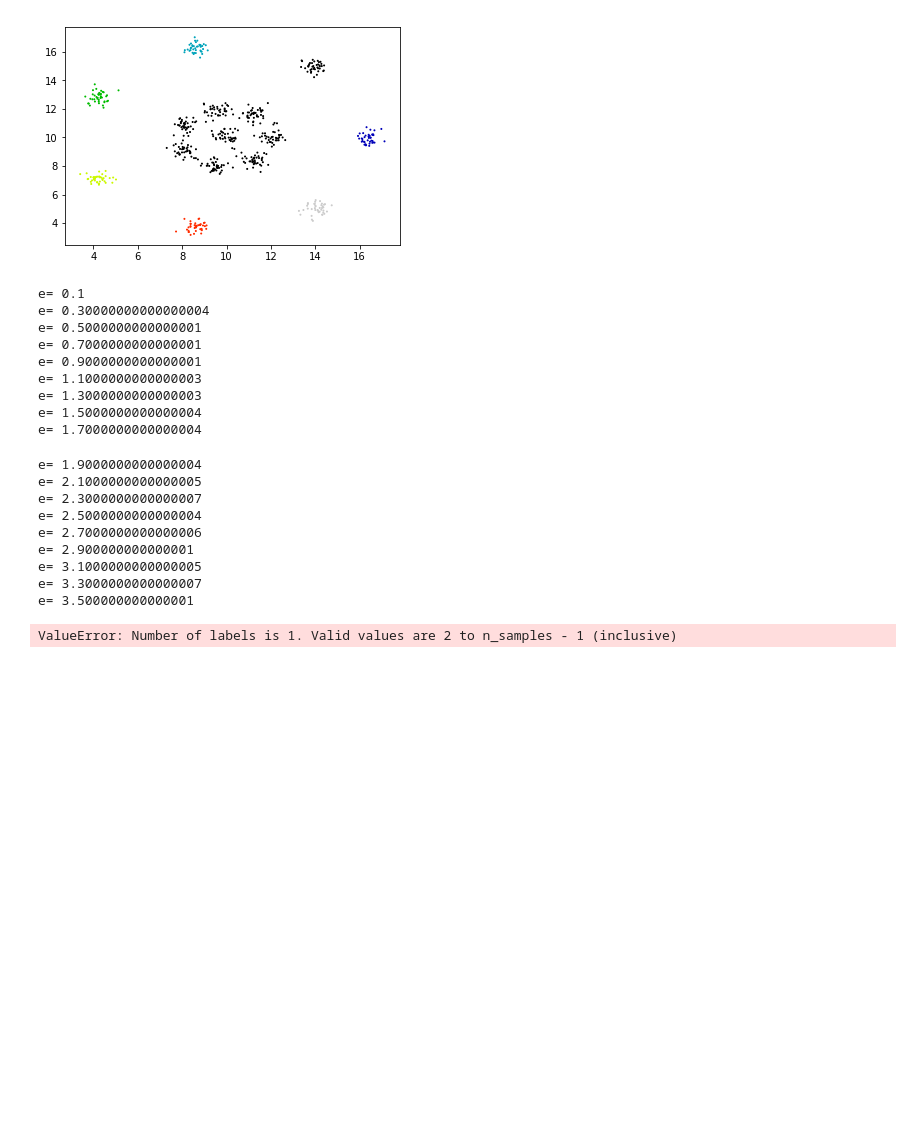
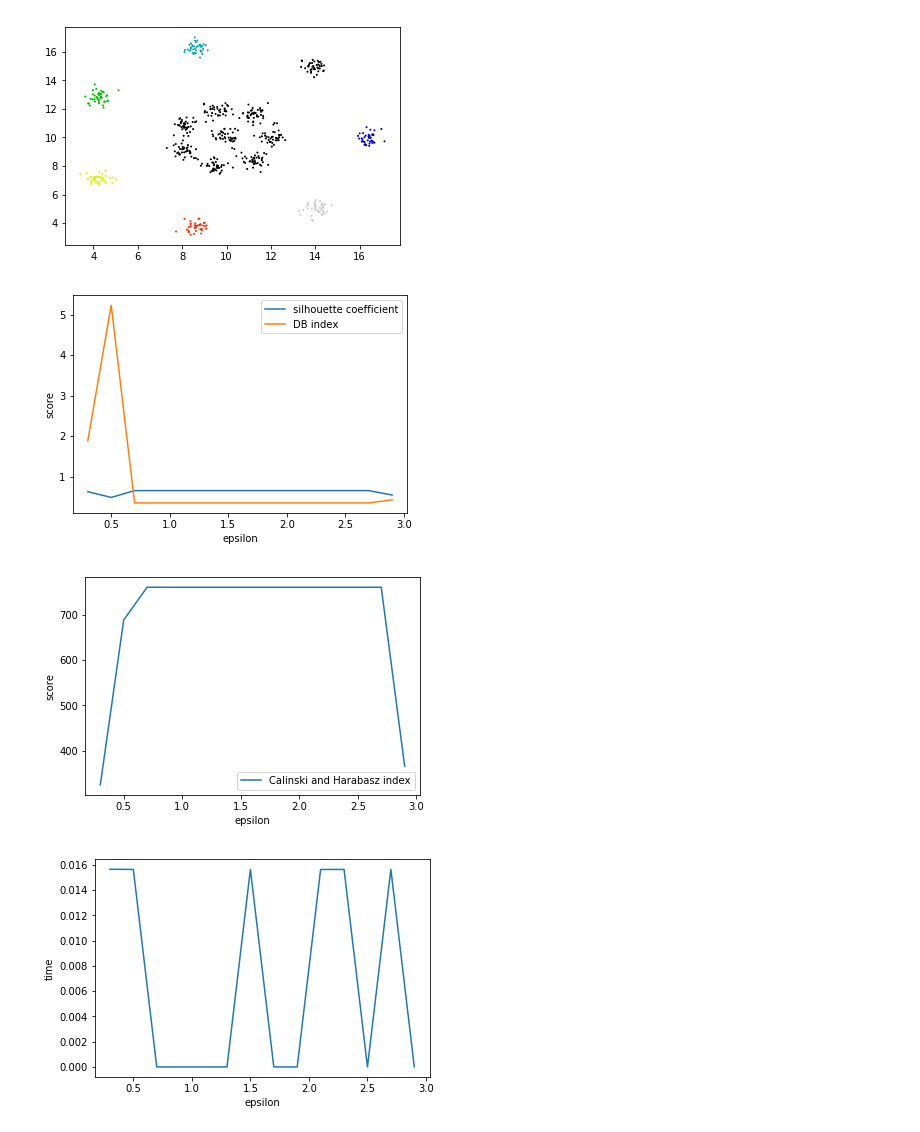
Before and after one commit to ColorPalmy/TP_Apprentissage_Non_Supervise, a Jupyter notebook: TP_ANS.ipynb, the cells around one changed output. Saved outputs shown, nothing was run; the diff lists cells and outputs as text; code cells hidden in the pictures; blank space fills up the shorter version.

Commit message:
kmeans, agglo run on all datasets. Dbscan with 2 methods to find params

```diff
--- a/TP_ANS.ipynb
+++ b/TP_ANS.ipynb
@@ -328,7 +329,7 @@ plt.scatter(datasetA[0]['x'],datasetA[0]['y'], c = labels, s = 1, cmap = 'nipy_s
 # %%
 # choisir la variation d'eps selon l'échelle de la figure
 ### Find eps for DBSCAN
-def dbscan_eps(dataset, nb_max, pas, nb_samples):
+def dbscan_eps(dataset, nb_min, nb_max, pas, nb_samples):
 
     duration = []
     sil_score = []
@@ -338,7 +339,7 @@ def dbscan_eps(dataset, nb_max, pas, nb_samples):
 
     X = [[x,y] for (x,y,c) in dataset[0]]
 
-    for e in np.arange(0.1,nb_max,pas):
+    for e in np.arange(nb_min,nb_max,pas):
         start_time = time.time()
         dbscan = DBSCAN(eps=e, min_samples=nb_samples).fit(X)
         elapsed = time.time() - start_time
@@ -356,44 +357,28 @@ def dbscan_eps(dataset, nb_max, pas, nb_samples):
     best_eps_db = db_score.index(min(db_score))
     best_eps_chi = chi_score.index(max(chi_score))
 
-    plt.plot(range(0,nb_max,pas),sil_score,label = "silhouette coefficient")
-    plt.plot(range(0,nb_max,pas),db_score,label = "DB index")
+    plt.plot(np.arange(nb_min,nb_max,pas),sil_score,label = "silhouette coefficient")
+    plt.plot(np.arange(nb_min,nb_max,pas),db_score,label = "DB index")
     plt.xlabel('epsilon')
     plt.ylabel('score')
     plt.legend()
     plt.show()
 
-    plt.plot(range(0,nb_max,pas),chi_score,label = "Calinski and Harabasz index")
+    plt.plot(np.arange(nb_min,nb_max,pas),chi_score,label = "Calinski and Harabasz index")
     plt.xlabel('epsilon')
     plt.ylabel('score')
     plt.legend()
     plt.show()
 
-    plt.plot(range(0,nb_max,pas),duration, label = "Execution time")
+    plt.plot(np.arange(nb_min,nb_max,pas),duration, label = "Execution time")
     plt.xlabel('epsilon')
     plt.ylabel('time')
     plt.show()
 
     return ((best_eps_sil, best_eps_db, best_eps_chi),dlabels)
 # %%
-((e_sil,e_db,e_chi),labels) = dbscan_eps(datasetA,4.0,0.2,5)
+((e_sil,e_db,e_chi),labels) = dbscan_eps(datasetA,0.3,3.0,0.2,5)
 # %% [output]
-e= 0.1
-e= 0.30000000000000004
-e= 0.5000000000000001
-e= 0.7000000000000001
-e= 0.9000000000000001
-e= 1.1000000000000003
-e= 1.3000000000000003
-e= 1.5000000000000004
-e= 1.7000000000000004
-e= 1.9000000000000004
-e= 2.1000000000000005
-e= 2.3000000000000007
-e= 2.5000000000000004
-e= 2.7000000000000006
-e= 2.900000000000001
-e= 3.1000000000000005
-e= 3.3000000000000007
-e= 3.500000000000001
-ValueError: Number of labels is 1. Valid values are 2 to n_samples - 1 (inclusive)
+[figure, added]
+[figure, added]
+[figure, added]
```
Also changed, not shown: parts of 20 cells of this notebook, 3 other files.
